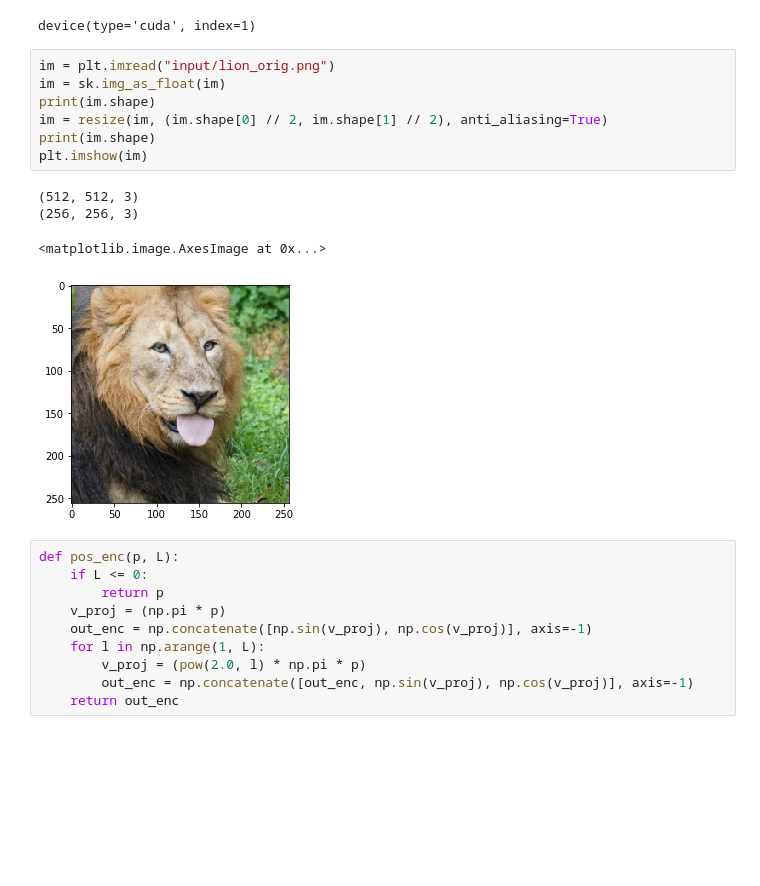
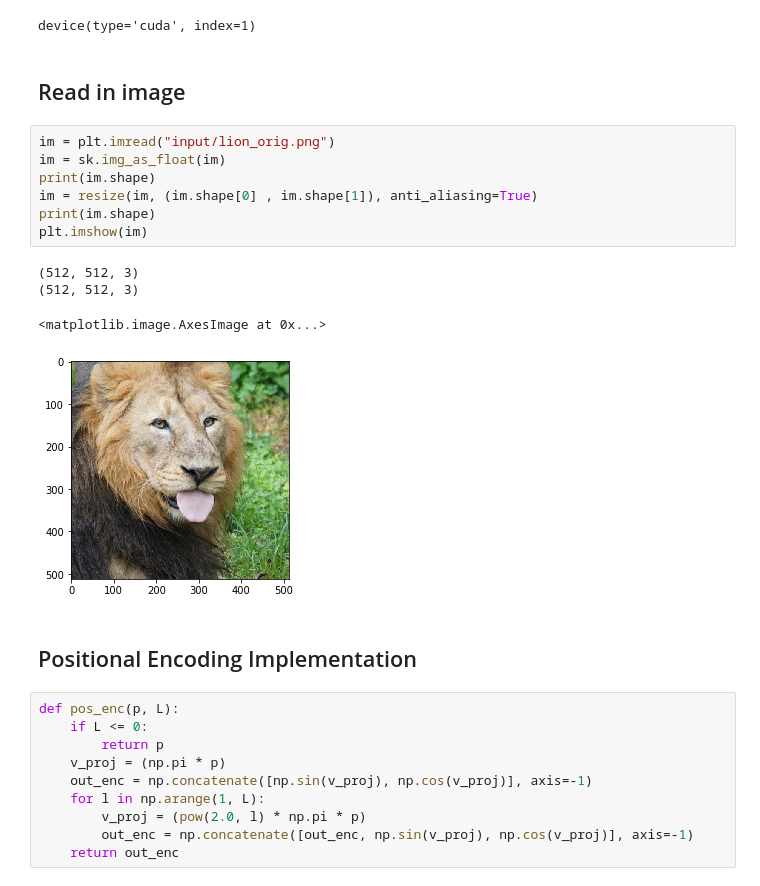
Before and after one commit to pkargupta/intercoord, a Jupyter notebook: coordnet.ipynb, the cells around one changed output. Saved outputs shown, nothing was run; the diff lists cells and outputs as text; blank space fills up the shorter version.

```diff
--- a/coordnet.ipynb
+++ b/coordnet.ipynb
@@ -25,18 +27,22 @@ device = torch.device("cuda:1" if torch.cuda.is_available() else "cpu")
 device
 # %% [output]
 device(type='cuda', index=1)
+# %% [markdown]
+## Read in image ##
 # %%
 im = plt.imread("input/lion_orig.png")
 im = sk.img_as_float(im)
 print(im.shape)
-im = resize(im, (im.shape[0] // 2, im.shape[1] // 2), anti_aliasing=True)
+im = resize(im, (im.shape[0] , im.shape[1]), anti_aliasing=True)
 print(im.shape)
 plt.imshow(im)
 # %% [output]
 (512, 512, 3)
-(256, 256, 3)
+(512, 512, 3)
 <matplotlib.image.AxesImage at 0x...>
-[figure, old version]
+[figure, new version]
+# %% [markdown]
+## Positional Encoding Implementation ##
 # %%
 def pos_enc(p, L):
     if L <= 0:
```
Also changed, not shown: parts of 62 cells of this notebook, 1 other file.
